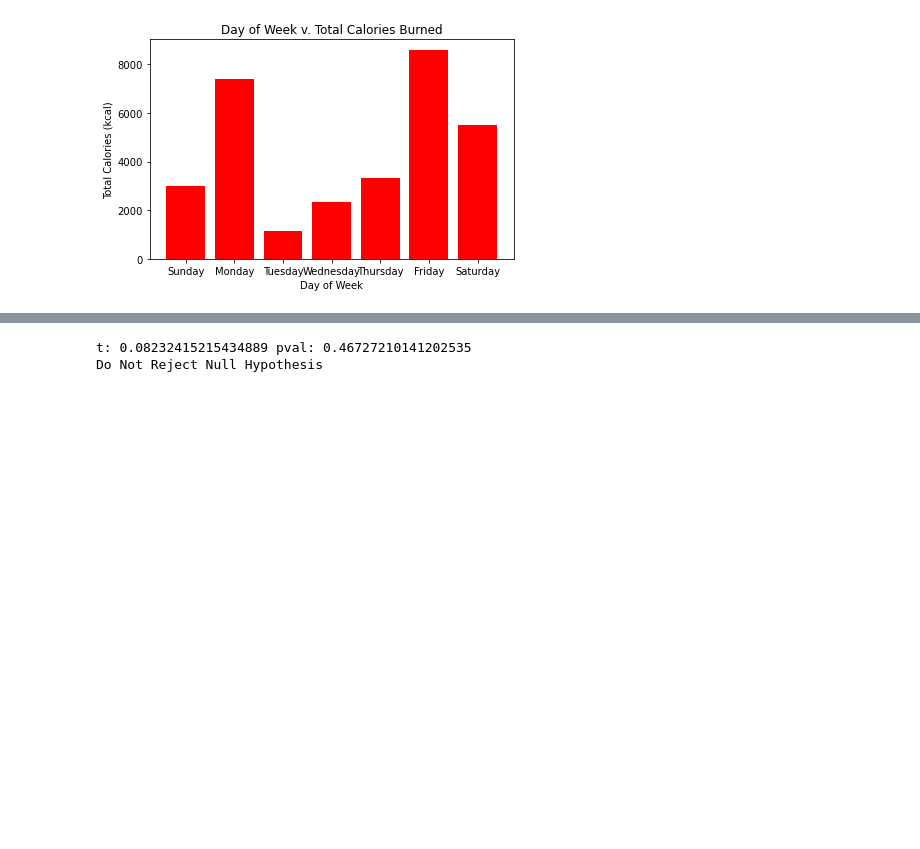
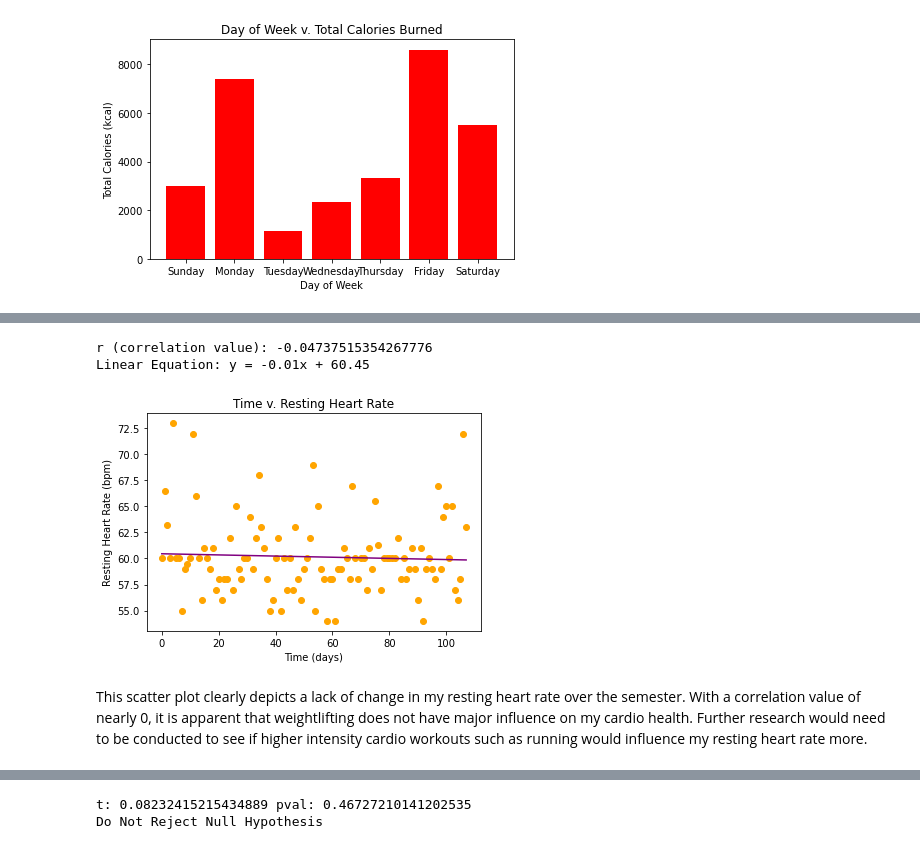
Before and after one commit to dgiacobbi/AppleFitnessEDA, a Jupyter notebook: AppleFitEDA.ipynb, the cells around one changed output, grey strips where cells are left out. Cells and saved outputs as stored; diff of their text form; code cells hidden in the pictures; blank space fills up the shorter version.

```diff
--- a/AppleFitEDA.ipynb
+++ b/AppleFitEDA.ipynb
@@ -460 +456,25 @@ plt.show()
+# %%
+from scipy import stats
+
+x_ser = pd.Series(daily_merged_df.index)
+y_ser = pd.Series(daily_merged_df["Rest Heart Rate"])
+
+m, b, r, r_pval, std_err = stats.linregress(x_ser, y_ser)
+
+print("r (correlation value):", r)
+print("Linear Equation: y = ", round(m, 2), "x + ", round(b, 2), sep="")
+
+plt.figure()
+plt.scatter(x_ser, y_ser, color="orange")
+plt.plot(x_ser, m*x_ser + b, color="purple")
+plt.title("Time v. Resting Heart Rate")
+plt.xlabel("Time (days)")
+plt.ylabel("Resting Heart Rate (bpm)")
+plt.show()
+# %% [output]
+r (correlation value): -0.04737515354267776
+Linear Equation: y = -0.01x + 60.45
+[figure, added]
+# %% [markdown]
+This scatter plot clearly depicts a lack of change in my resting heart rate over the semester. With a correlation value of nearly 0, it is apparent that weightlifting does not have major influence on my cardio health. Further research would need to be conducted to see if higher intensity cardio workouts such as running would influence my resting heart rate more.
 # %% [markdown]
```
Also changed, not shown: parts of 10 cells of this notebook.
